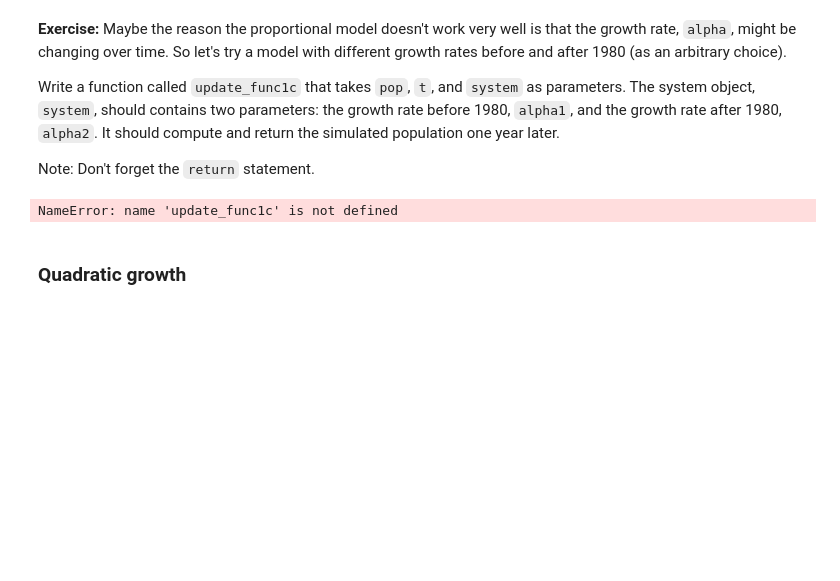
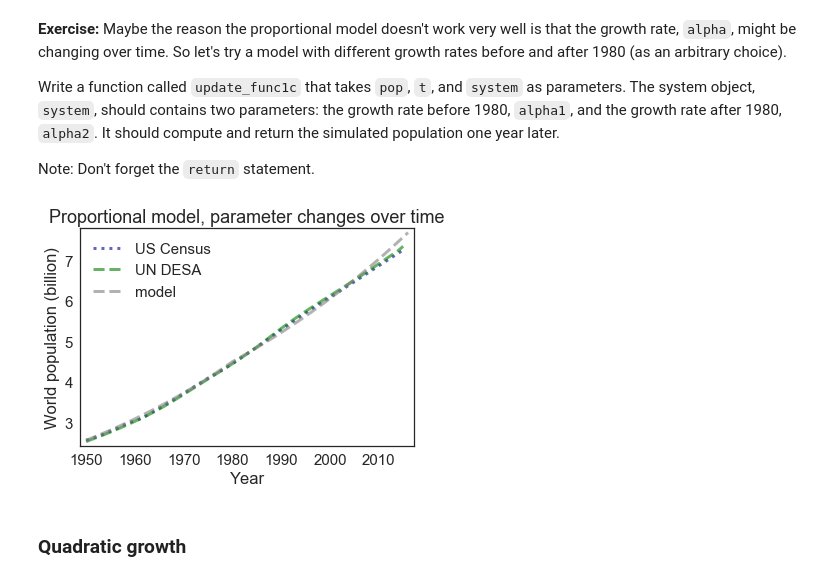
Before and after one commit to rickyroze/ModSimPy, a Jupyter notebook: code/chap03mine.ipynb, the cells around one changed output. Drawn from its saved outputs; the diff is of its cells as text; code cells hidden in the pictures; blank space fills up the shorter version.

```diff
--- a/code/chap03mine.ipynb
+++ b/code/chap03mine.ipynb
@@ -650,11 +650,11 @@ def update_func1b(pop, t, system):
 # %%
 system.alpha1 = 0.019
 system.alpha2 = 0.015
 
-run_simulation(system, update_func1c)
+run_simulation(system, update_func1b)
 plot_results(system, title='Proportional model, parameter changes over time')
 # %% [output]
-NameError: name 'update_func1c' is not defined
+[figure, added]
 # %% [markdown]
 ### Quadratic growth
 # %% [markdown]
```
Also changed, not shown: parts of 15 cells of this notebook, 1 other file.
